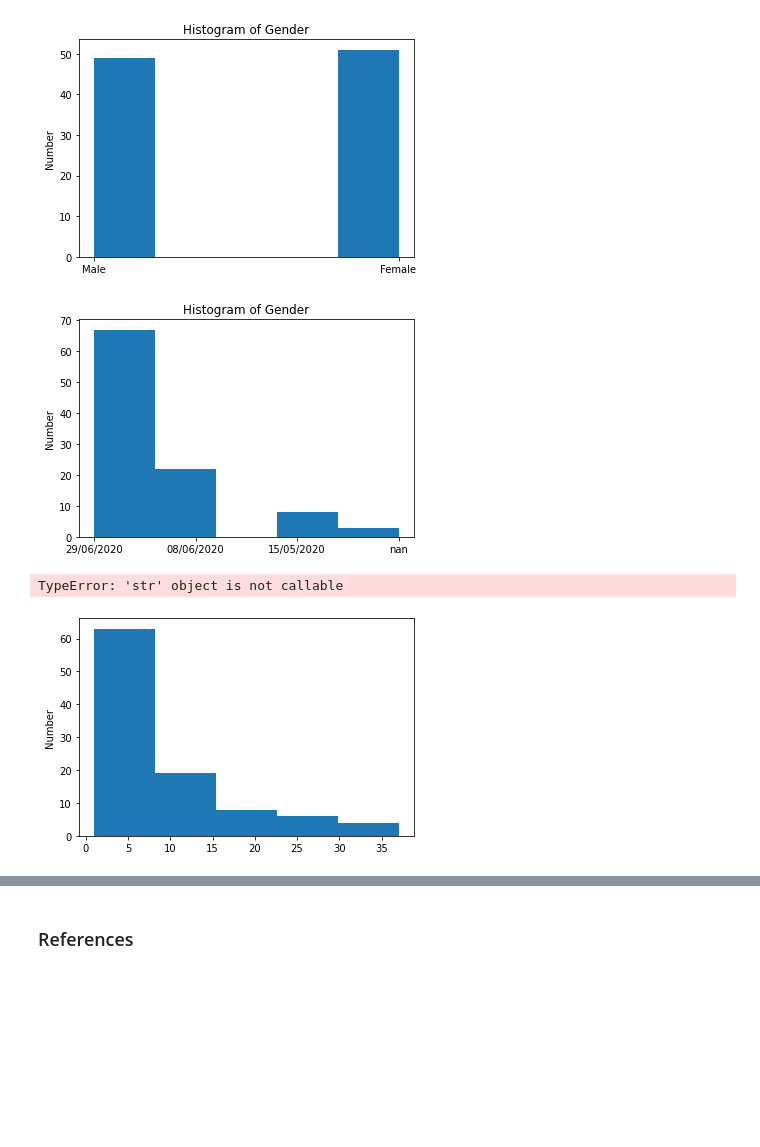
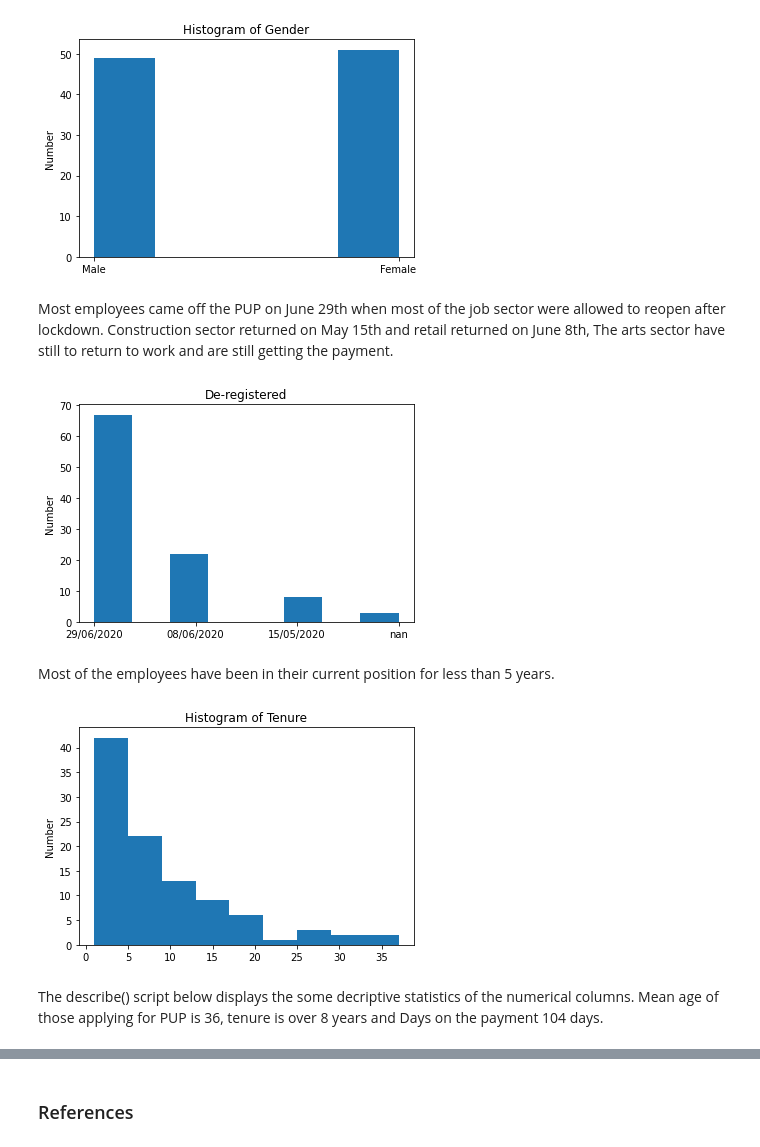
Before and after one commit to nmanley73/Project-Programming, a Jupyter notebook: Project - Programming.ipynb, the cells around one changed output, grey strips where cells are left out. Drawn from its saved outputs; the diff is of its cells as text; code cells hidden in the pictures; blank space fills up the shorter version.

```diff
--- a/Project - Programming.ipynb
+++ b/Project - Programming.ipynb
@@ -56,25 +75,30 @@ plt.title("Histogram of Gender")
 plt.show()
 # %% [output]
 [figure]
+# %% [markdown]
+Most employees came off the PUP on June 29th when most of the job sector were allowed to reopen after lockdown. Construction sector returned on May 15th and retail returned on June 8th, The arts sector have still to return to work and are still getting the payment.
 # %%
 import seaborn as sns
 import matplotlib.pyplot as plt
 
-plt.hist(df["Deregistered"], bins=5)
+plt.hist(df["Deregistered"], bins=8)
 plt.ylabel("Number")
 plt.title("De-registered")
 plt.show()
 # %% [output]
-[figure, old version]
+[figure, new version]
+# %% [markdown]
+Most of the employees have been in their current position for less than 5 years.
 # %%
 import seaborn as sns
 import matplotlib.pyplot as plt
 
-plt.hist(df["Tenure"], bins=5)
+plt.hist(df["Tenure"], bins=9)
 plt.ylabel("Number")
 #plt.xlabel("Tenure")
 plt.title("Histogram of Tenure")
 plt.show()
 # %% [output]
-TypeError: 'str' object is not callable
-[figure, old version]
+[figure, new version]
+# %% [markdown]
+The describe() script below displays the some decriptive statistics of the numerical columns. Mean age of those applying for PUP is 36, tenure is over 8 years and Days on the payment 104 days.
```
Also changed, not shown: parts of 17 cells of this notebook, 1 other file.
